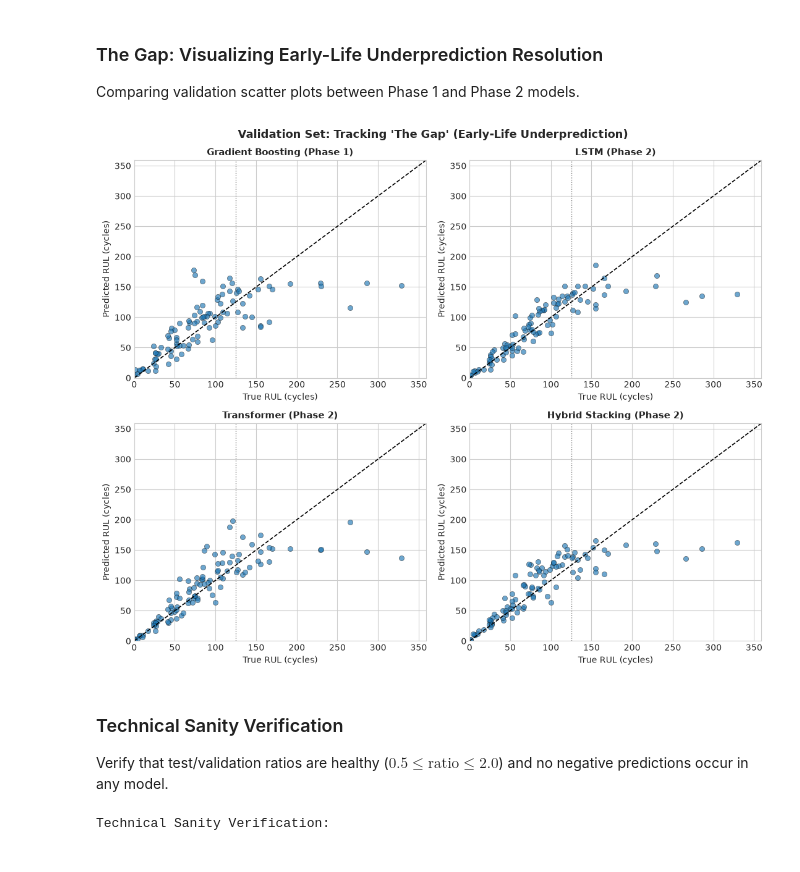
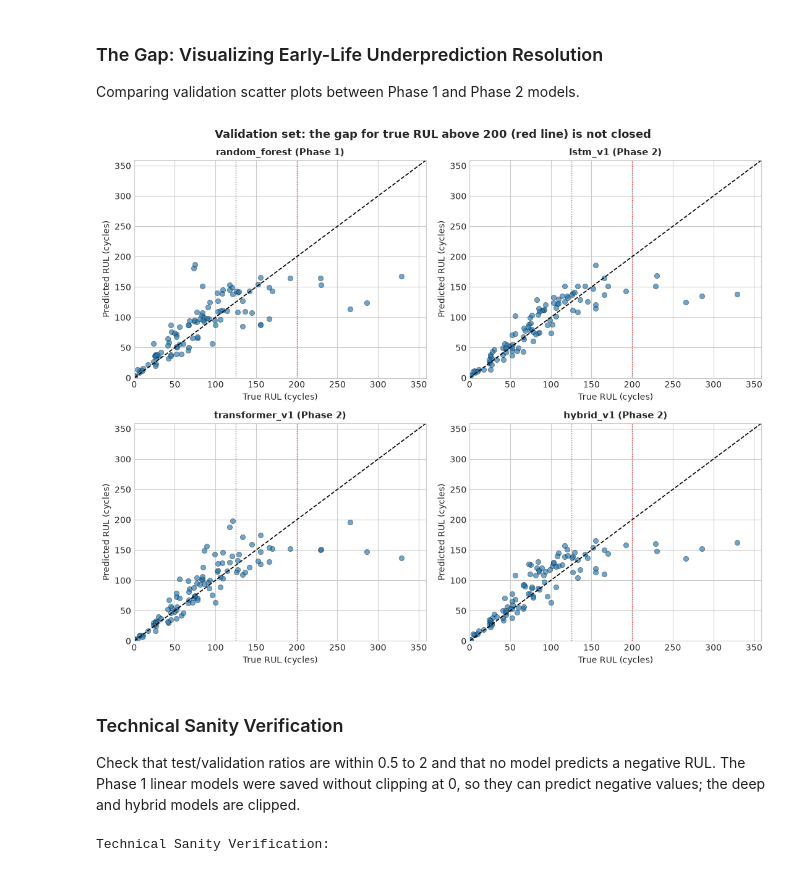
Before and after one commit to abhiiiiiii-21/aml-rul, a Jupyter notebook: notebooks/phase2/07_final_evaluation.ipynb, the cells around one changed output. Drawn from its saved outputs; the diff is of its cells as text; code cells hidden in the pictures.

```diff
--- a/notebooks/phase2/07_final_evaluation.ipynb
+++ b/notebooks/phase2/07_final_evaluation.ipynb
@@ -306,7 +304,8 @@ NASA Scoring Function Comparison on Test Set (Lower is Better):
 Compare prediction alignment for Best Phase 1, Best Phase 2, and Hybrid Stacking.
 # %%
 fig, axes = plt.subplots(1, 3, figsize=(15, 5))
-plot_models = [(best_p1, "Best P1 (Gradient Boosting)"), (best_p2, "Best DL (LSTM)"), ("hybrid_v1", "Hybrid Stacking")]
+plot_models = [(best_p1, f"Best Phase 1 by validation ({best_p1})"), (best_p2, f"Best deep model by validation ({best_p2})"),
+               ("hybrid_v1", "Hybrid stacking (hybrid_v1)")]
 
 for ax, (m, lbl) in zip(axes, plot_models):
     yp = test_merged[m].values
@@ -316,7 +315,7 @@ for ax, (m, lbl) in zip(axes, plot_models):
     ax.axvline(THRESHOLD, color="gray", ls=":", lw=1.0, label="RUL Threshold (125)")
     ax.set_xlabel("True RUL (cycles)", fontsize=11)
     ax.set_ylabel("Predicted RUL (cycles)", fontsize=11)
-    ax.set_title(f"{lbl}", fontsize=12, fontweight="bold")
+    ax.set_title(lbl, fontsize=11, fontweight="bold")
     ax.set_xlim(0, mx)
     ax.set_ylim(0, mx)
     ax.legend(loc="upper left", fontsize=9)
@@ -366,36 +394,34 @@ plt.show()
 
 Comparing validation scatter plots between Phase 1 and Phase 2 models.
 # %%
-val_yt = val_merged["rul"].values
 fig, axes = plt.subplots(2, 2, figsize=(11, 9))
 axes = axes.flatten()
-
-gap_models = [best_p1, "lstm_v1", "transformer_v1", "hybrid_v1"]
-gap_labels = ["Gradient Boosting (Phase 1)", "LSTM (Phase 2)", "Transformer (Phase 2)", "Hybrid Stacking (Phase 2)"]
+gap_models = [best_p1, best_p2, "transformer_v1", "hybrid_v1"]
+gap_labels = [f"{best_p1} (Phase 1)", f"{best_p2} (Phase 2)", "transformer_v1 (Phase 2)", "hybrid_v1 (Phase 2)"]
 mx = val_yt.max() + 30
 
-for i, (m, lbl) in enumerate(zip(gap_models, gap_labels)):
-    ax = axes[i]
+for ax, m, lbl in zip(axes, gap_models, gap_labels):
     yp = val_merged[m].values
     ax.scatter(val_yt, yp, alpha=0.65, s=35, color="#1f77b4", edgecolor="black", linewidth=0.4)
     ax.plot([0, mx], [0, mx], "k--", lw=1.2)
     ax.axvline(THRESHOLD, color="gray", ls=":", lw=1)
+    ax.axvline(200, color="#d62728", ls=":", lw=1)
     ax.set_xlim(0, mx)
     ax.set_ylim(0, mx)
     ax.set_xlabel("True RUL (cycles)", fontsize=10)
     ax.set_ylabel("Predicted RUL (cycles)", fontsize=10)
     ax.set_title(lbl, fontsize=11, fontweight="bold")
 
-fig.suptitle("Validation Set: Tracking 'The Gap' (Early-Life Underprediction)", fontsize=13, fontweight="bold")
+fig.suptitle("Validation set: the gap for true RUL above 200 (red line) is not closed", fontsize=13, fontweight="bold")
 fig.tight_layout()
 fig.savefig(FIGS / "final_the_gap.png", dpi=150, bbox_inches="tight")
 plt.show()
 # %% [output]
-[figure, old version]
+[figure, new version]
 # %% [markdown]
 ### Technical Sanity Verification
 
-Verify that test/validation ratios are healthy ($0.5 \le \text{ratio} \le 2.0$) and no negative predictions occur in any model.
+Check that test/validation ratios are within 0.5 to 2 and that no model predicts a negative RUL. The Phase 1 linear models were saved without clipping at 0, so they can predict negative values; the deep and hybrid models are clipped.
 # %%
 print("Technical Sanity Verification:")
 sanity_records = []
```
Also changed, not shown: parts of 7 cells of this notebook, 26 other files.
